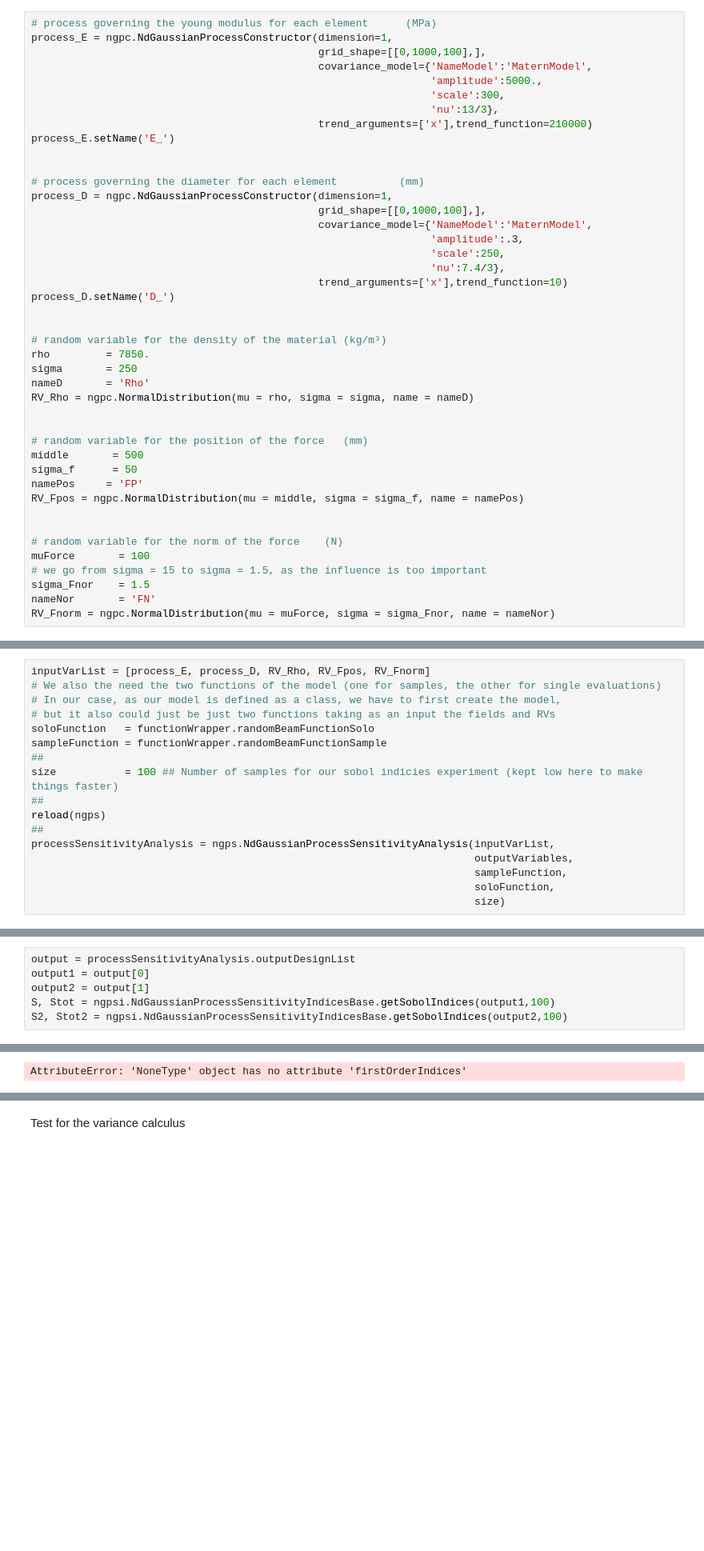
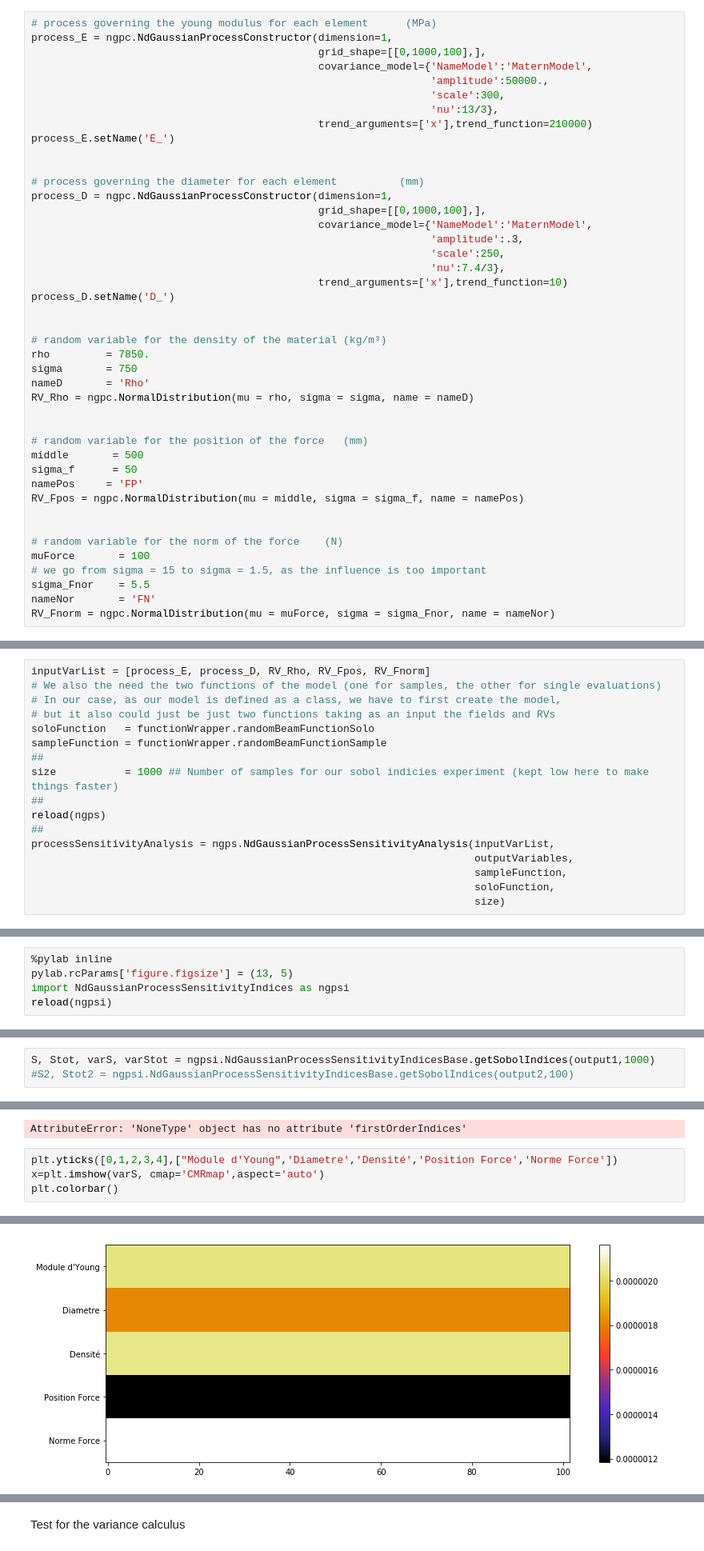
Before and after one commit to Kramer84/KarhunenLoeveFieldSensitivity, a Jupyter notebook: Demo Analyse de sensibilité poutre.ipynb, the cells around one changed output, grey strips where cells are left out. Shown at 80% size. Saved outputs shown, nothing was run; the diff lists cells and outputs as text; blank space fills up the shorter version.

```diff
--- a/Demo Analyse de sensibilité poutre.ipynb
+++ b/Demo Analyse de sensibilité poutre.ipynb
@@ -47,7 +40,7 @@ D'abord, nous définisson l'ensemble de nos variables d'entrée, tout comme les
 process_E = ngpc.NdGaussianProcessConstructor(dimension=1,
                                               grid_shape=[[0,1000,100],],
                                               covariance_model={'NameModel':'MaternModel',
-                                                                'amplitude':5000.,
+                                                                'amplitude':50000.,
                                                                 'scale':300,
                                                                 'nu':13/3},
                                               trend_arguments=['x'],trend_function=210000)
@@ -67,7 +60,7 @@ process_D.setName('D_')
 
 # random variable for the density of the material (kg/m³)
 rho         = 7850.
-sigma       = 250
+sigma       = 750
 nameD       = 'Rho'
 RV_Rho = ngpc.NormalDistribution(mu = rho, sigma = sigma, name = nameD)
 
@@ -82,7 +75,7 @@ RV_Fpos = ngpc.NormalDistribution(mu = middle, sigma = sigma_f, name = namePos)
 # random variable for the norm of the force    (N)
 muForce       = 100
 # we go from sigma = 15 to sigma = 1.5, as the influence is too important
-sigma_Fnor    = 1.5
+sigma_Fnor    = 5.5
 nameNor       = 'FN'
 RV_Fnorm = ngpc.NormalDistribution(mu = muForce, sigma = sigma_Fnor, name = nameNor)
 # %% [output]
@@ -139,7 +132,7 @@ inputVarList = [process_E, process_D, RV_Rho, RV_Fpos, RV_Fnorm]
 soloFunction   = functionWrapper.randomBeamFunctionSolo
 sampleFunction = functionWrapper.randomBeamFunctionSample
 ##
-size           = 100 ## Number of samples for our sobol indicies experiment (kept low here to make things faster)
+size           = 1000 ## Number of samples for our sobol indicies experiment (kept low here to make things faster)
 ##
 reload(ngps)
 ##
@@ -276,0 +335,5 @@ processSensitivityAnalysis.outputDesignList
+# %%
+%pylab inline
+pylab.rcParams['figure.figsize'] = (13, 5)
+import NdGaussianProcessSensitivityIndices as ngpsi
+reload(ngpsi)
@@ -279,8 +357,5 @@ Ici on calcule les indices de sobol du premier ordre
 # %%
-output = processSensitivityAnalysis.outputDesignList
-output1 = output[0]
-output2 = output[1]
-S, Stot = ngpsi.NdGaussianProcessSensitivityIndicesBase.getSobolIndices(output1,100)
-S2, Stot2 = ngpsi.NdGaussianProcessSensitivityIndicesBase.getSobolIndices(output2,100)
+S, Stot, varS, varStot = ngpsi.NdGaussianProcessSensitivityIndicesBase.getSobolIndices(output1,1000)
+#S2, Stot2 = ngpsi.NdGaussianProcessSensitivityIndicesBase.getSobolIndices(output2,100)
 # %% [output]
 There are 5 indices to get in (102,) dimensions with 102 elements
@@ -292,3 +382,8 @@ Matplotlib permet de facilement visualiser ces indices. Néanmoins, cette visual
 processSensitivityAnalysis.sensitivityResults.firstOrderIndices[0]
 # %% [output]
 AttributeError: 'NoneType' object has no attribute 'firstOrderIndices'
+# %%
+plt.yticks([0,1,2,3,4],["Module d'Young",'Diametre','Densité','Position Force','Norme Force'])
+x=plt.imshow(varS, cmap='CMRmap',aspect='auto')
+plt.colorbar()
+# %% [output]
@@ -295,3 +391,4 @@ AttributeError: 'NoneType' object has no attribute 'firstOrderIndices'
+[figure, added]
 # %%
 #composedDist = processSensitivityAnalysis.wrappedFunction.KLComposedDistribution
 plt.yticks([0,1,2,3,4],["Module d'Young",'Diametre','Densité','Position Force','Norme Force'])
```
Also changed, not shown: parts of 9 cells of this notebook, 1 other file.
